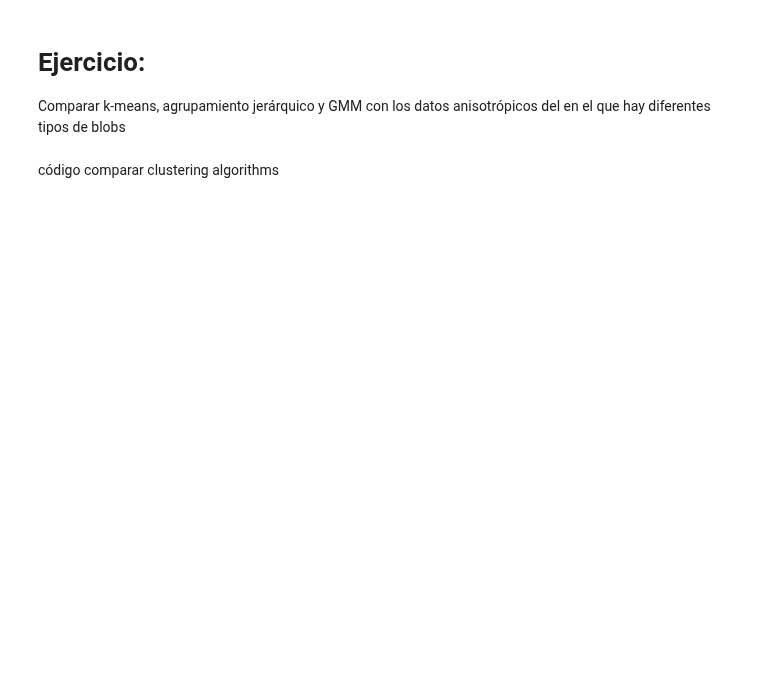
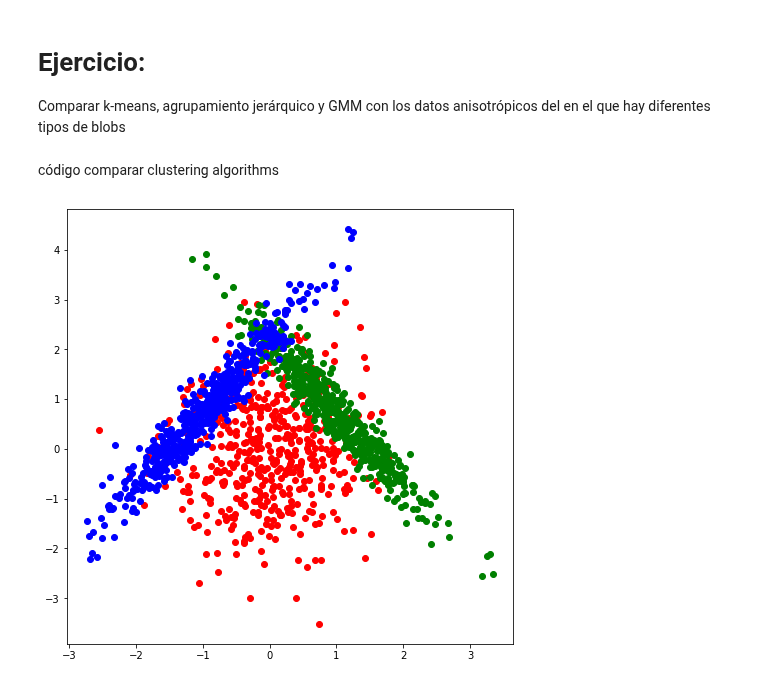
Before and after one commit to raulbenitez/postgrau_IML_exploratory, a Jupyter notebook: CLUSTERING/ejercicio_comparativas/comparar_kmeans_aglo_GMM.ipynb, the cells around one changed output. Saved outputs shown, nothing was run; the diff lists cells and outputs as text; code cells hidden in the pictures; blank space fills up the shorter version.

```diff
--- a/CLUSTERING/ejercicio_comparativas/comparar_kmeans_aglo_GMM.ipynb
+++ b/CLUSTERING/ejercicio_comparativas/comparar_kmeans_aglo_GMM.ipynb
@@ -52,3 +53,35 @@ ax2 = plt.subplot(1,3,3)
 plt.scatter(X[:, 0], X[:, 1], c=clust_agg)
 plt.title("Agglomerative clustering")
 plt.show()
+# %%
+import numpy as np
+import matplotlib.pyplot as plt
+from sklearn.datasets import make_blobs
+n_samples = 1500
+random_state = 170
+centers = [(0, 0), (-5, 5),(5,-5)]
+X, y = make_blobs(n_samples=n_samples, centers=centers,random_state=random_state)
+
+Xa = X[y==0]
+# Anisotropicly distributed data:
+transformation1 = [[0.60834549, 0.63667341], [-0.40887718, 0.85253229]]
+Xa_aniso = np.dot(Xa, transformation1)
+
+Xb = X[y==1]
+# Anisotropicly distributed data:
+transformation2 = [[-0.60834549, 0.70667341], [-0.40887718, 0.85253229]]
+Xb_aniso = np.dot(Xb, transformation2)
+
+Xc = X[y==2]
+# Anisotropicly distributed data:
+transformation3 = [[-0.60834549, -0.70667341], [-0.40887718, -0.85253229]]
+Xc_aniso = np.dot(Xc, transformation3)
+
+
+fig = plt.figure(figsize=(8, 8))
+plt.scatter(Xa_aniso[:, 0], Xa_aniso[:, 1], c='r')
+plt.scatter(Xb_aniso[:, 0], Xb_aniso[:, 1], c='g')
+plt.scatter(Xc_aniso[:, 0], Xc_aniso[:, 1], c='b')
+plt.show()
+# %% [output]
+[figure, added]
```
Also changed, not shown: parts of 1 cell of this notebook.
